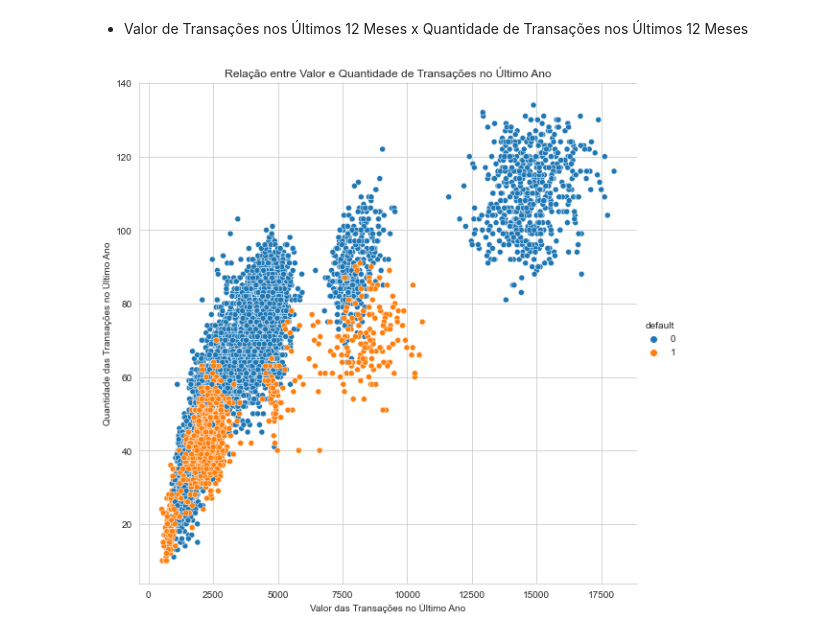
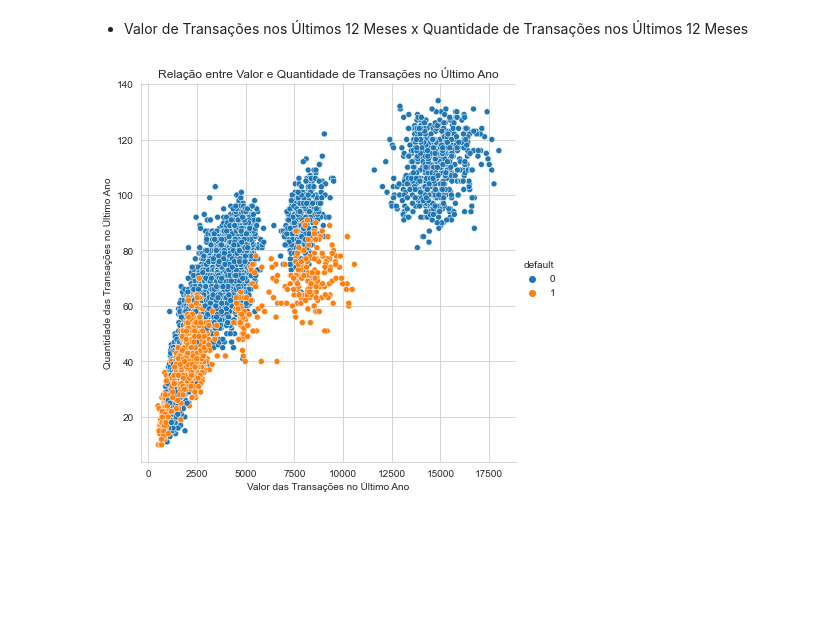
Before and after one commit to fsemeneze/Analise-de-clientes-inadimplentes, a Jupyter notebook: Script/analise_de_clientes.ipynb, the cells around one changed output. Saved outputs shown, nothing was run; the diff lists cells and outputs as text; code cells hidden in the pictures; blank space fills up the shorter version.

```diff
--- a/Script/analise_de_clientes.ipynb
+++ b/Script/analise_de_clientes.ipynb
@@ -522,11 +522,11 @@ figura.show()
 # %% [markdown]
 * Valor de Transações nos Últimos 12 Meses x Quantidade de Transações nos Últimos 12 Meses
 # %%
-f = sns.relplot(x='valor_transacoes_12m', y='qtd_transacoes_12m', data=df_clientes, hue='default', height=8)
+f = sns.relplot(x='valor_transacoes_12m', y='qtd_transacoes_12m', data=df_clientes, hue='default', height=6)
 _ = f.set(
     title='Relação entre Valor e Quantidade de Transações no Último Ano',
     xlabel='Valor das Transações no Último Ano',
     ylabel='Quantidade das Transações no Último Ano'
   )
 # %% [output]
-[figure, old version]
+[figure, new version]
```
